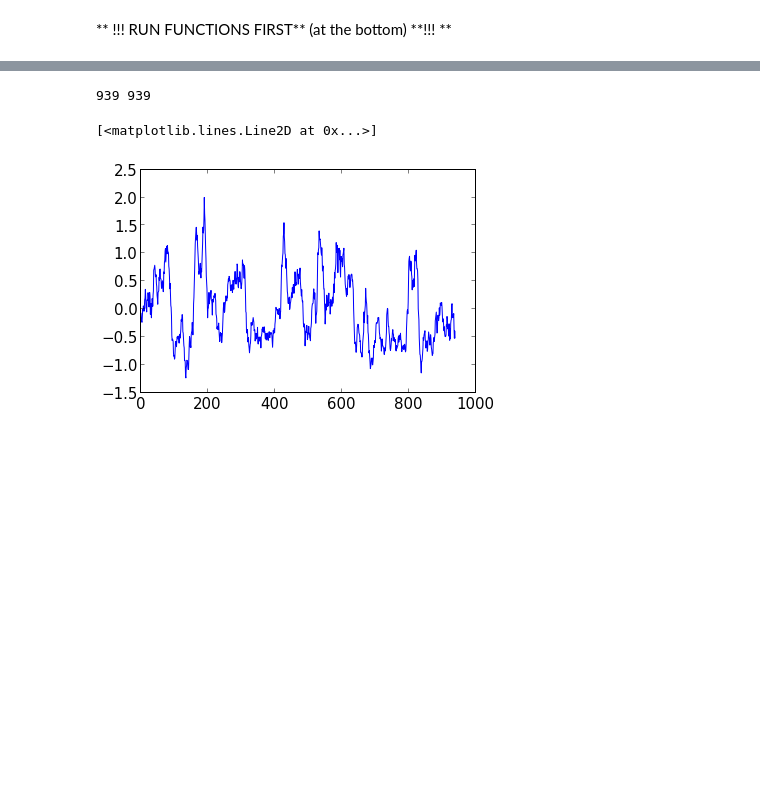
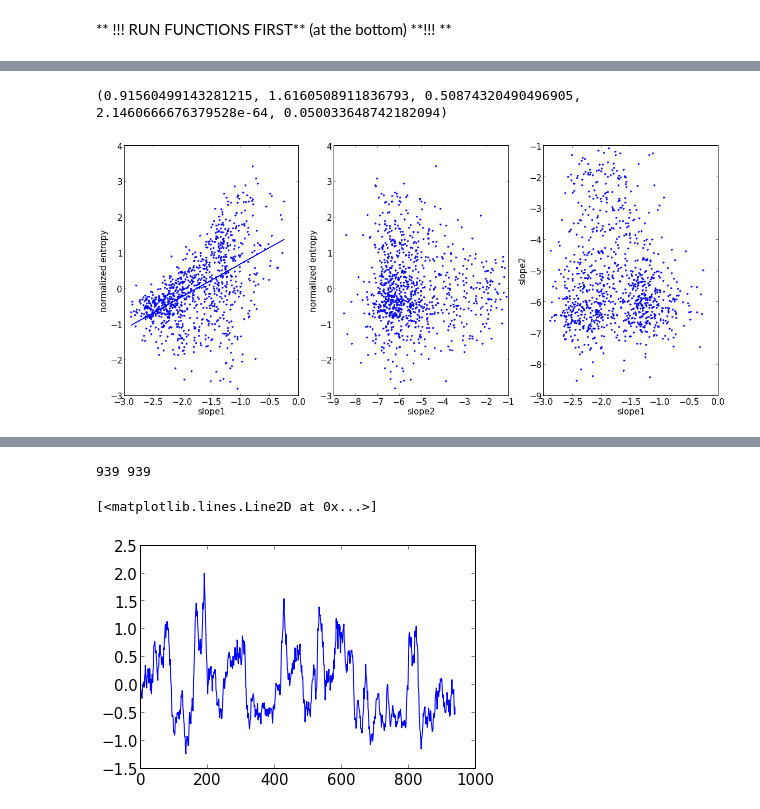
Before and after one commit to wazaahhh/hyperscanning, a Jupyter notebook: brainwaves_hyperscanning.ipynb, the cells around one changed output, grey strips where cells are left out. Saved outputs shown, nothing was run; the diff lists cells and outputs as text; code cells hidden in the pictures; blank space fills up the shorter version.

```diff
--- a/brainwaves_hyperscanning.ipynb
+++ b/brainwaves_hyperscanning.ipynb
@@ -138,0 +171,6 @@ loglog(ps1[i]/np.sum(ps1[i]),'r-')
+# %%
+pl.figure(1,(19,8))
+r = pSpectraCharacterize(dic,np.arange(len(i0)),plot=True,color="b")
+# %% [output]
+(0.91560499143281215, 1.6160508911836793, 0.50874320490496905, 2.1460666676379528e-64, 0.050033648742182094)
+[figure, added]
```
Also changed, not shown: parts of 27 cells of this notebook.
